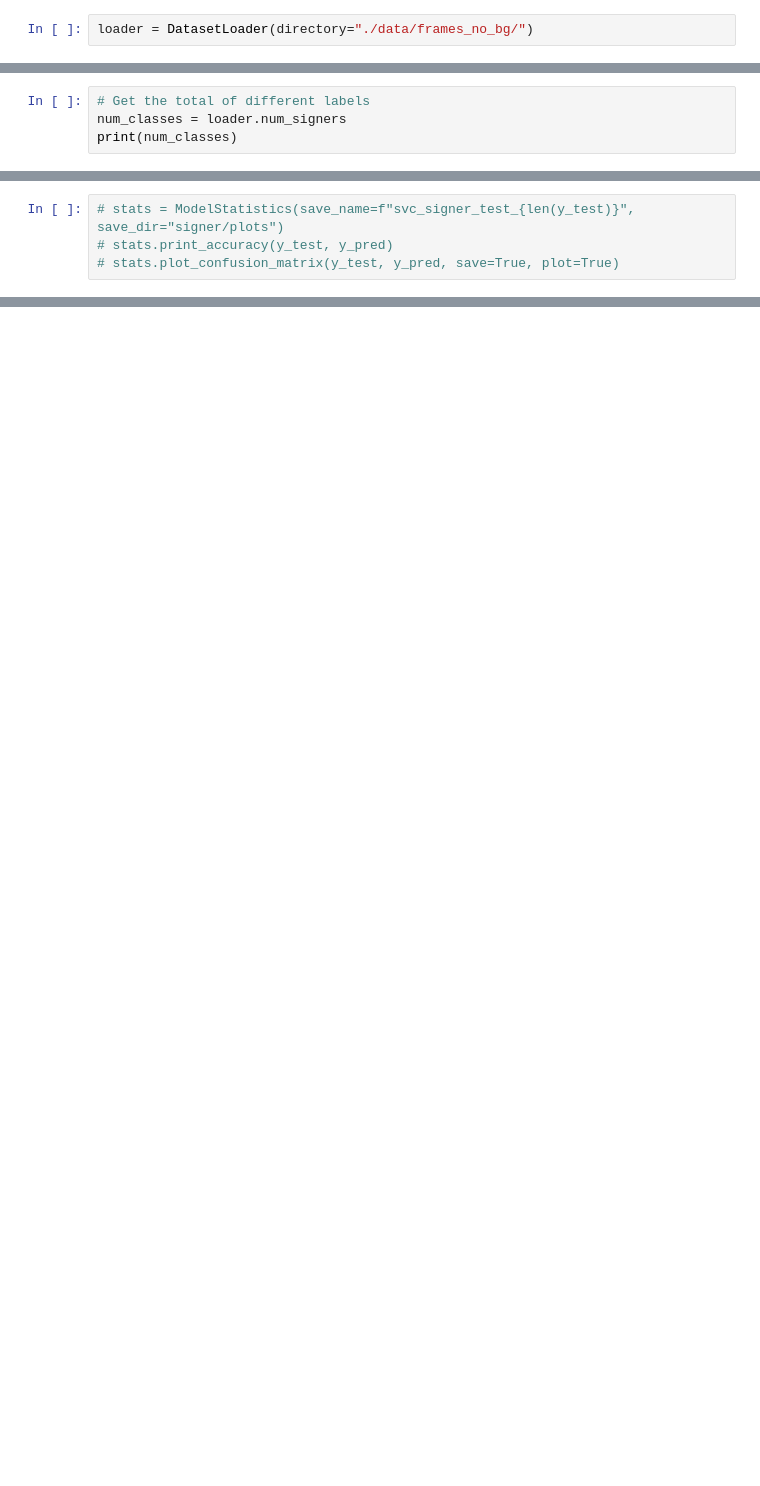
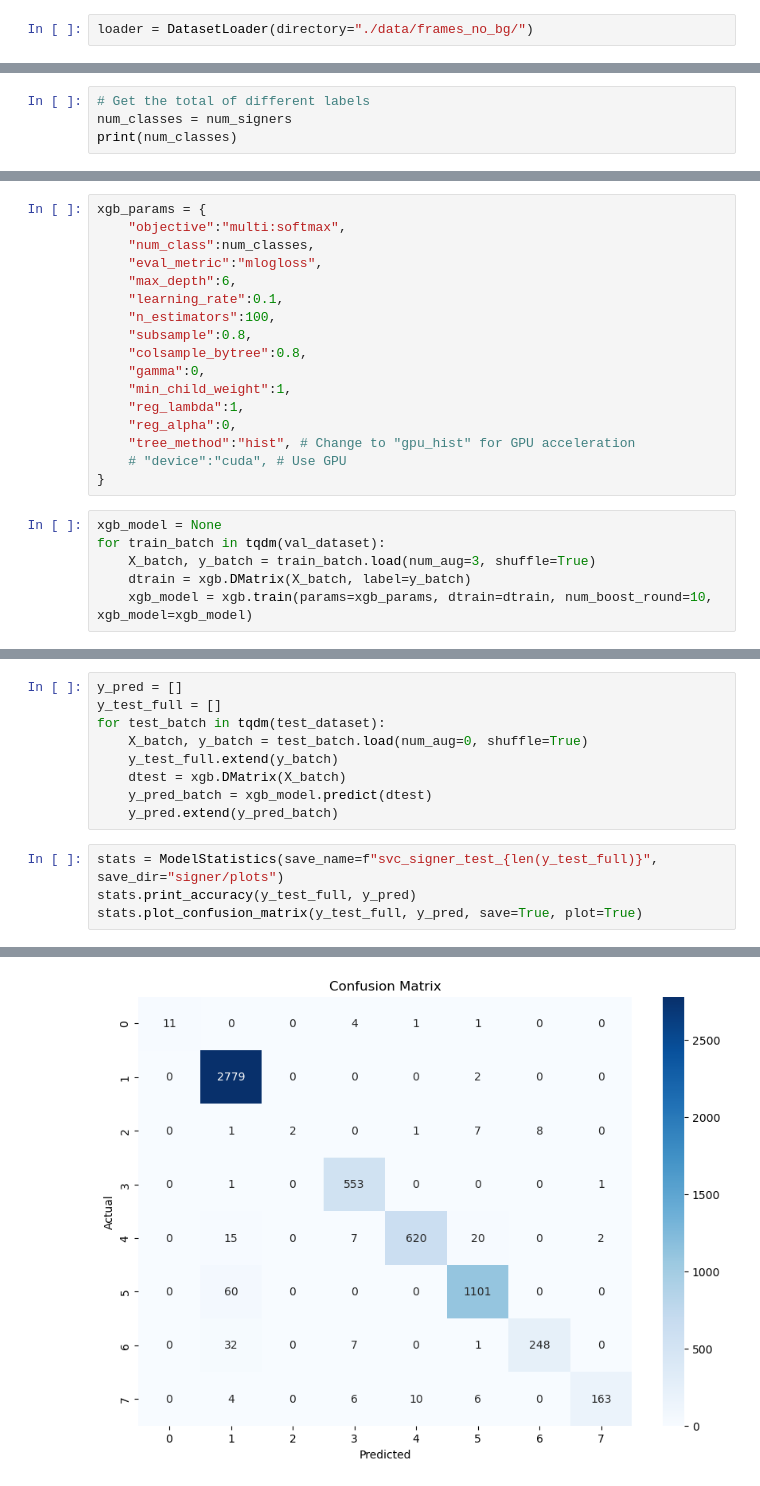
Before and after one commit to sceredi/VAR-wlals-recognition, a Jupyter notebook: signer_trad_no_bg.ipynb, the cells around one changed output, grey strips where cells are left out. Cells and saved outputs as stored; diff of their text form; blank space fills up the shorter version.

```diff
--- a/signer_trad_no_bg.ipynb
+++ b/signer_trad_no_bg.ipynb
@@ -23,5 +33,5 @@ X_train, y_train, X_val, y_val, X_test, y_test = splitter.split()
 # %%
 # Get the total of different labels
-num_classes = loader.num_signers
+num_classes = num_signers
 print(num_classes)
 # %% [output]
@@ -50,0 +51,23 @@ TypeError: BaseLibSVM.fit() missing 1 required positional argument: 'y'
+# %%
+xgb_params = {
+    "objective":"multi:softmax",
+    "num_class":num_classes,
+    "eval_metric":"mlogloss",
+    "max_depth":6,
+    "learning_rate":0.1,
+    "n_estimators":100,
+    "subsample":0.8,
+    "colsample_bytree":0.8,
+    "gamma":0,
+    "min_child_weight":1,
+    "reg_lambda":1,
+    "reg_alpha":0,
+    "tree_method":"hist", # Change to "gpu_hist" for GPU acceleration
+    # "device":"cuda", # Use GPU
+}
+# %%
+xgb_model = None
+for train_batch in tqdm(val_dataset):
+    X_batch, y_batch = train_batch.load(num_aug=3, shuffle=True)
+    dtrain = xgb.DMatrix(X_batch, label=y_batch)
+    xgb_model = xgb.train(params=xgb_params, dtrain=dtrain, num_boost_round=10, xgb_model=xgb_model)
@@ -51,4 +92,14 @@ TypeError: BaseLibSVM.fit() missing 1 required positional argument: 'y'
+# %%
+y_pred = []
+y_test_full = []
+for test_batch in tqdm(test_dataset):
+    X_batch, y_batch = test_batch.load(num_aug=0, shuffle=True)
+    y_test_full.extend(y_batch)
+    dtest = xgb.DMatrix(X_batch)
+    y_pred_batch = xgb_model.predict(dtest)
+    y_pred.extend(y_pred_batch)
 # %%
-# stats = ModelStatistics(save_name=f"svc_signer_test_{len(y_test)}", save_dir="signer/plots")
-# stats.print_accuracy(y_test, y_pred)
-# stats.plot_confusion_matrix(y_test, y_pred, save=True, plot=True)
+stats = ModelStatistics(save_name=f"svc_signer_test_{len(y_test_full)}", save_dir="signer/plots")
+stats.print_accuracy(y_test_full, y_pred)
+stats.plot_confusion_matrix(y_test_full, y_pred, save=True, plot=True)
+# %% [output]
@@ -54,0 +108 @@ TypeError: BaseLibSVM.fit() missing 1 required positional argument: 'y'
+[figure, added]
```
Also changed, not shown: parts of 10 cells of this notebook, 4 other files.
